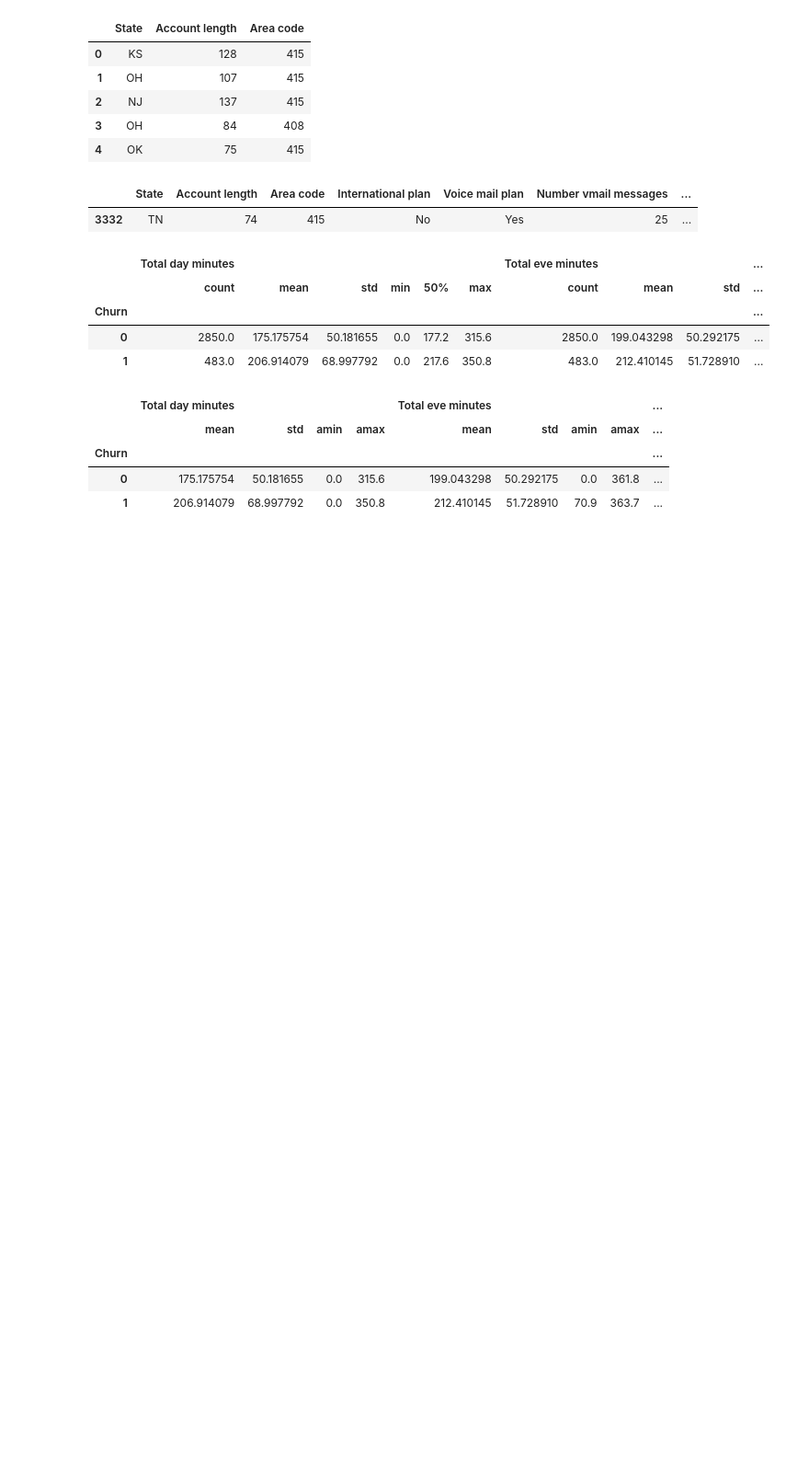
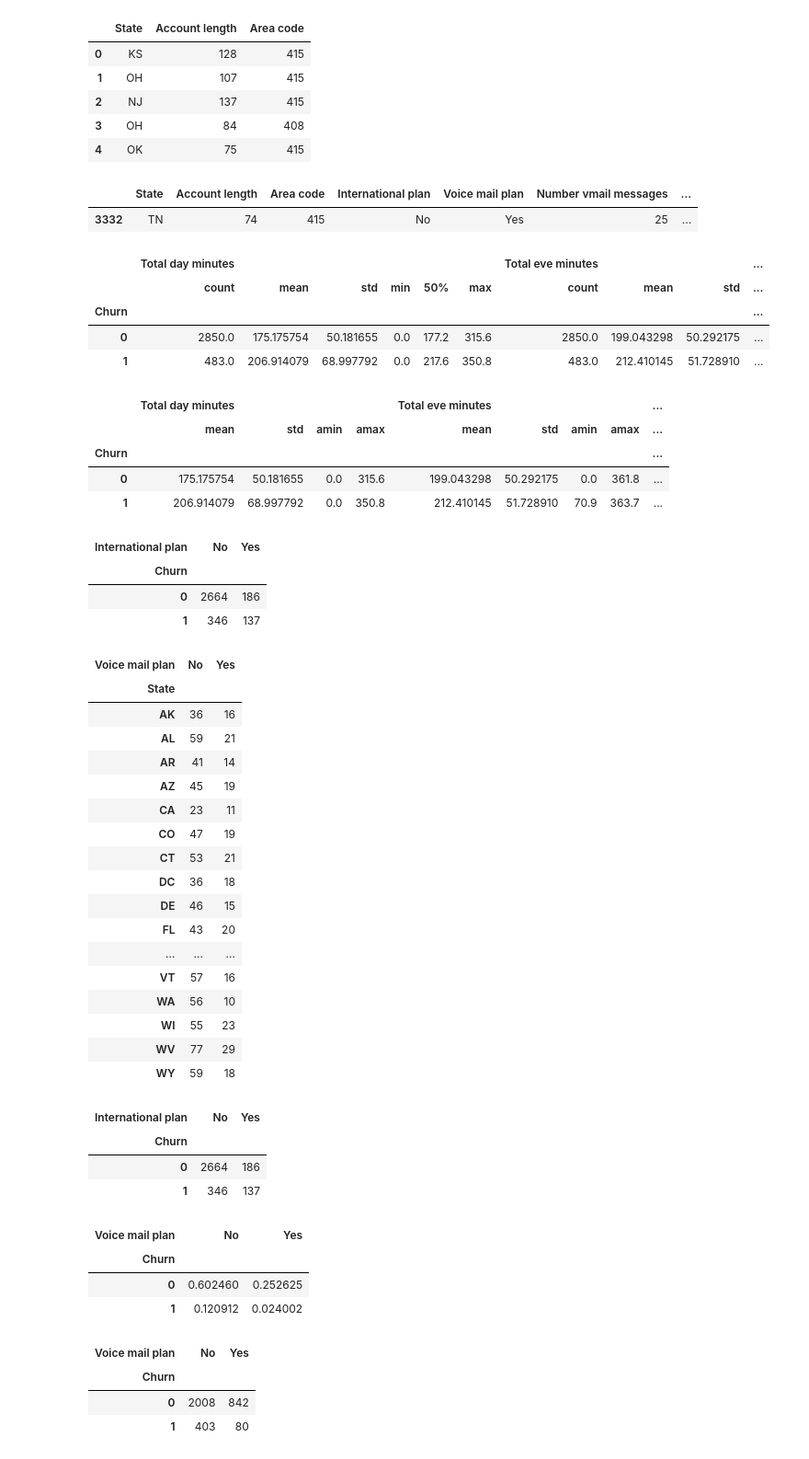
Before and after one commit to Duneholy/ods_learning, a Jupyter notebook: jupyter_russian/topic01_pandas_data_analysis/my_tests/1 lesson.ipynb, the cells around one changed output. Shown at 92% size. Drawn from its saved outputs; the diff is of its cells as text; code cells hidden in the pictures; blank space fills up the shorter version.

```diff
--- a/jupyter_russian/topic01_pandas_data_analysis/my_tests/1 lesson.ipynb
+++ b/jupyter_russian/topic01_pandas_data_analysis/my_tests/1 lesson.ipynb
@@ -200,3 +200,54 @@ df.groupby(['Churn'])[columns_to_show].agg([np.mean, np.std, np.min, np.max])
 | Churn |  |  |  |  |  |  |  |  | ... |
 | 0 | 175.175754 | 50.181655 | 0.0 | 315.6 | 199.043298 | 50.292175 | 0.0 | 361.8 | ... |
 | 1 | 206.914079 | 68.997792 | 0.0 | 350.8 | 212.410145 | 51.728910 | 70.9 | 363.7 | ... |
+# %%
+pd.crosstab(df['Churn'], df['International plan'])
+# %% [output]
+| International plan | No | Yes |
+| Churn |  |  |
+| 0 | 2664 | 186 |
+| 1 | 346 | 137 |
+# %%
+pvt = df.pivot_table(index=['State'], columns=['Voice mail plan'], values='Total day calls', aggfunc='count')
+# %%
+pvt
+# %% [output]
+| Voice mail plan | No | Yes |
+| State |  |  |
+| AK | 36 | 16 |
+| AL | 59 | 21 |
+| AR | 41 | 14 |
+| AZ | 45 | 19 |
+| CA | 23 | 11 |
+| CO | 47 | 19 |
+| CT | 53 | 21 |
+| DC | 36 | 18 |
+| DE | 46 | 15 |
+| FL | 43 | 20 |
+| ... | ... | ... |
+| VT | 57 | 16 |
+| WA | 56 | 10 |
+| WI | 55 | 23 |
+| WV | 77 | 29 |
+| WY | 59 | 18 |
+# %%
+pd.crosstab(df['Churn'], df['International plan'])
+# %% [output]
+| International plan | No | Yes |
+| Churn |  |  |
+| 0 | 2664 | 186 |
+| 1 | 346 | 137 |
+# %%
+pd.crosstab(df['Churn'], df['Voice mail plan'], normalize=True)
+# %% [output]
+| Voice mail plan | No | Yes |
+| Churn |  |  |
+| 0 | 0.602460 | 0.252625 |
+| 1 | 0.120912 | 0.024002 |
+# %%
+pd.crosstab(df['Churn'], df['Voice mail plan'])
+# %% [output]
+| Voice mail plan | No | Yes |
+| Churn |  |  |
+| 0 | 2008 | 842 |
+| 1 | 403 | 80 |
```
Also changed, not shown: parts of 2 cells of this notebook.
